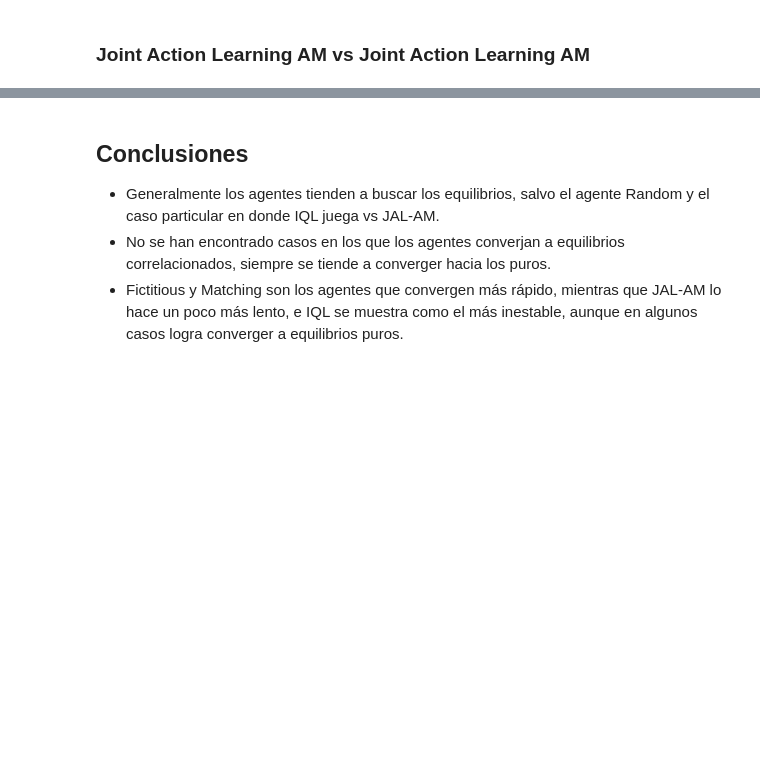
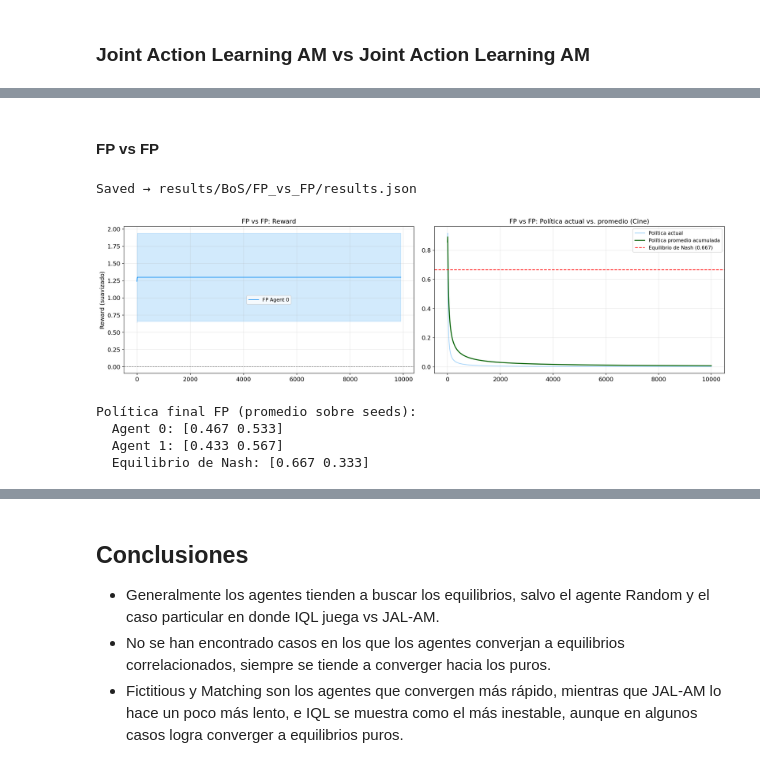
Before and after one commit to mmussio85/simultaneous-games, a Jupyter notebook: BoS.ipynb, the cells around one changed output, grey strips where cells are left out. Cells and saved outputs as stored; diff of their text form; code cells hidden in the pictures; blank space fills up the shorter version.

```diff
--- a/BoS.ipynb
+++ b/BoS.ipynb
@@ -304,0 +408,19 @@ plot_convergence(history, checkpoints, 'Convergencia: JAL-AM vs JAL-AM — BoS')
+# %% [markdown]
+#### FP vs FP
+# %%
+
+rewards_fp, pol0_fp, pol1_fp = run_experiment_and_plot(
+    BoS, FictitiousPlay, FictitiousPlay,
+    NE=NE_BOS, color=COLORS['FP'],
+    game_name='BoS', experiment_name='FP_vs_FP',
+    agent0_label='FP', agent1_label='FP',
+    action_label='Cine', action_idx=0,
+    n_episodes=N_EPISODES, n_seeds=N_SEEDS,
+)
+# %% [output]
+Saved → results/BoS/FP_vs_FP/results.json
+[figure, added]
+Política final FP (promedio sobre seeds):
+  Agent 0: [0.467 0.533]
+  Agent 1: [0.433 0.567]
+  Equilibrio de Nash: [0.667 0.333]
```
Also changed, not shown: parts of 37 cells of this notebook, 3 other files.
